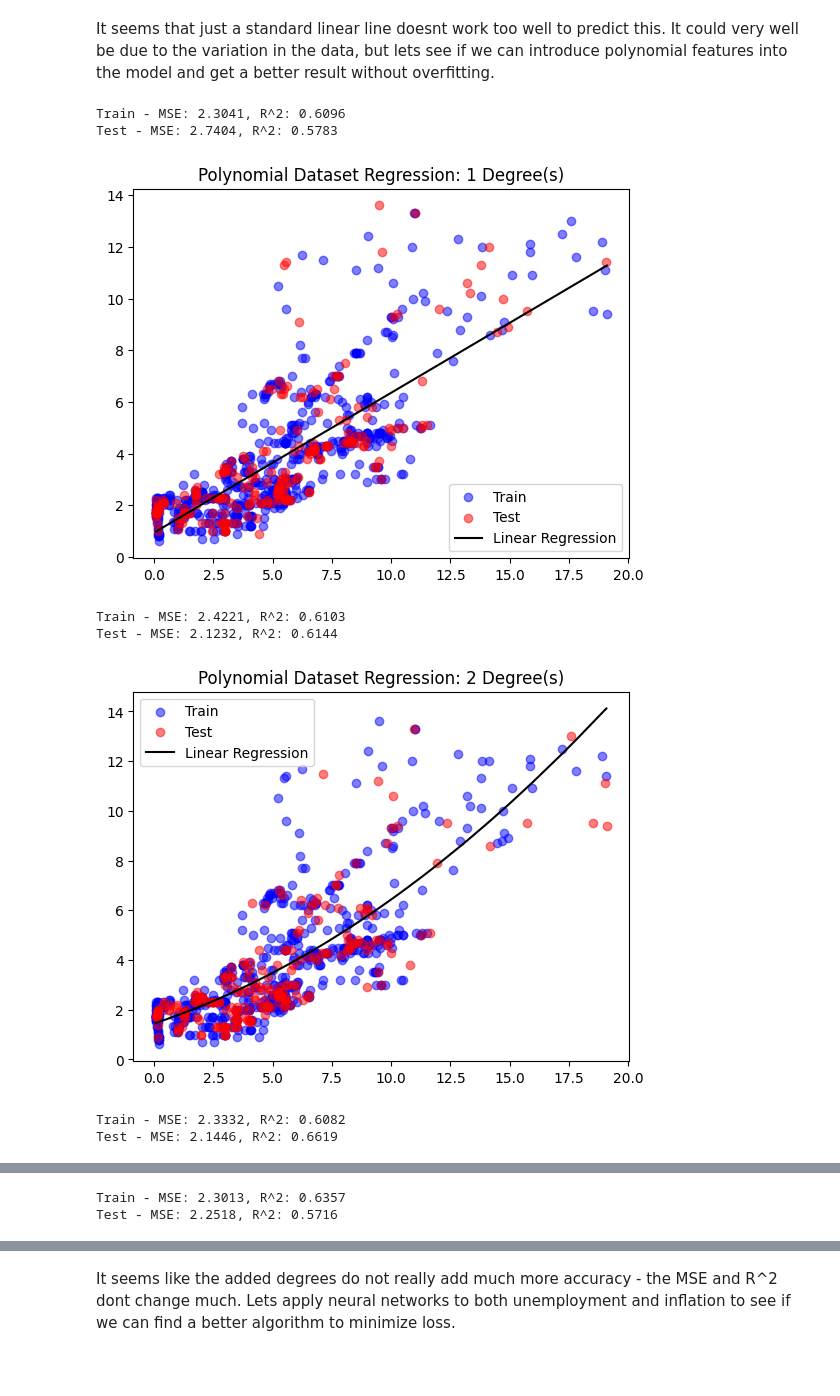
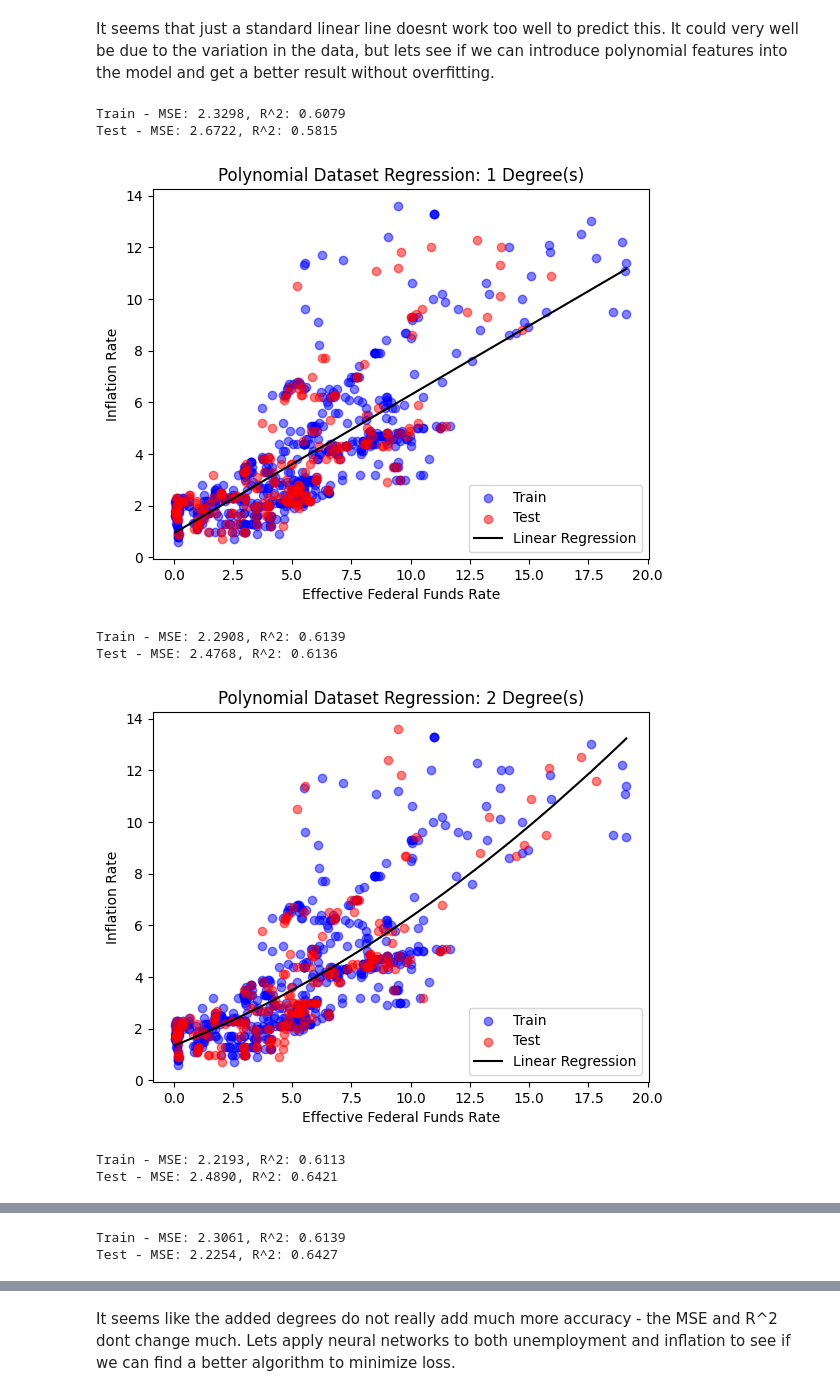
Before and after one commit to MosheKash/CMSC320FinalProject, a Jupyter notebook: Final_Project_COMBINED.ipynb, the cells around one changed output, grey strips where cells are left out. Cells and saved outputs as stored; diff of their text form; code cells hidden in the pictures; blank space fills up the shorter version.

```diff
--- a/Final_Project_COMBINED.ipynb
+++ b/Final_Project_COMBINED.ipynb
@@ -701,30 +714,32 @@ It seems that just a standard linear line doesnt work too well to predict this.
 # %%
 from sklearn.linear_model import LinearRegression
 from sklearn.preprocessing import PolynomialFeatures
 from sklearn.pipeline import make_pipeline
 def PolynomialTest(degrees):
     model = make_pipeline(PolynomialFeatures(degrees), LinearRegression())
     X_poly_train, X_poly_test, y_poly_train, y_poly_test = train_test_split(fed_df["Effective Federal Funds Rate"].to_numpy().reshape(-1,1), fed_df["Inflation Rate"].to_numpy().reshape(-1,1))
     y_train_pred = model.fit(X_poly_train,y_poly_train).predict(X_poly_train)
     y_test_pred = model.predict(X_poly_test)
     print(f"Train - MSE: {mean_squared_error(y_poly_train,y_train_pred):.4f}, R^2: {r2_score(y_poly_train,y_train_pred):.4f}")
     print(f"Test - MSE: {mean_squared_error(y_poly_test,y_test_pred):.4f}, R^2: {r2_score(y_poly_test,y_test_pred):.4f}\n")
     X_poly_train_sorted_idx = np.argsort(X_poly_train.ravel())
     plt.scatter(X_poly_train, y_poly_train, color='blue', label='Train',alpha=0.5)
     plt.scatter(X_poly_test, y_poly_test, color='red', label='Test',alpha=0.5)
     plt.plot(X_poly_train[X_poly_train_sorted_idx], y_train_pred[X_poly_train_sorted_idx], color='black', label='Linear Regression')
+    plt.xlabel('Effective Federal Funds Rate')
+    plt.ylabel('Inflation Rate')
     plt.title(f'Polynomial Dataset Regression: {degrees} Degree(s)')
     plt.legend()
     plt.show()
 
 for i in range(5):
     PolynomialTest(i+1)
 # %% [output]
-Train - MSE: 2.3041, R^2: 0.6096
-Test - MSE: 2.7404, R^2: 0.5783
+Train - MSE: 2.3298, R^2: 0.6079
+Test - MSE: 2.6722, R^2: 0.5815
-[figure, old version]
+[figure, new version]
-Train - MSE: 2.4221, R^2: 0.6103
-Test - MSE: 2.1232, R^2: 0.6144
+Train - MSE: 2.2908, R^2: 0.6139
+Test - MSE: 2.4768, R^2: 0.6136
-[figure, old version]
+[figure, new version]
-Train - MSE: 2.3332, R^2: 0.6082
-Test - MSE: 2.1446, R^2: 0.6619
+Train - MSE: 2.2193, R^2: 0.6113
+Test - MSE: 2.4890, R^2: 0.6421
@@ -732,2 +747,2 @@ Test - MSE: 2.1446, R^2: 0.6619
-Train - MSE: 2.3013, R^2: 0.6357
-Test - MSE: 2.2518, R^2: 0.5716
+Train - MSE: 2.3061, R^2: 0.6139
+Test - MSE: 2.2254, R^2: 0.6427
```
Also changed, not shown: parts of 21 cells of this notebook.
